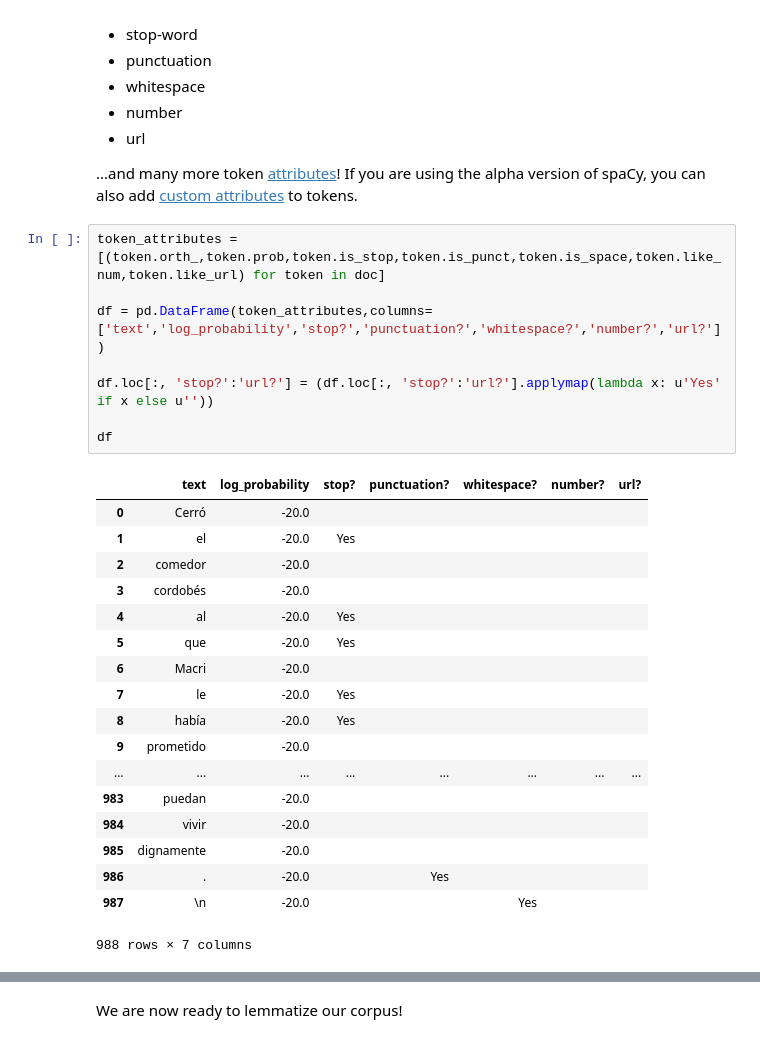
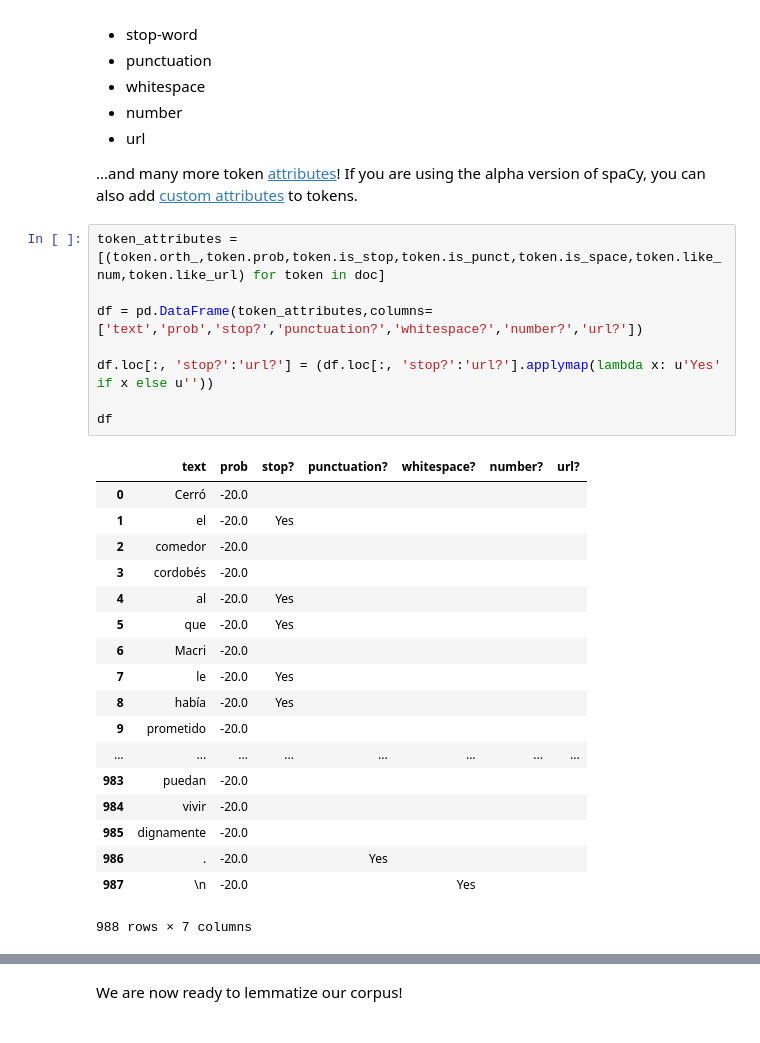
Before and after one commit to rugantio/NLP_fbtrex, a Jupyter notebook: Untitled.ipynb, the cells around one changed output, grey strips where cells are left out. Drawn from its saved outputs; the diff is of its cells as text.

```diff
--- a/Untitled.ipynb
+++ b/Untitled.ipynb
@@ -369,13 +370,13 @@ Other useful metadata is provided, such as the relative frequency of tokens, and
 # %%
 token_attributes = [(token.orth_,token.prob,token.is_stop,token.is_punct,token.is_space,token.like_num,token.like_url) for token in doc]
 
-df = pd.DataFrame(token_attributes,columns=['text','log_probability','stop?','punctuation?','whitespace?','number?','url?'])
+df = pd.DataFrame(token_attributes,columns=['text','prob','stop?','punctuation?','whitespace?','number?','url?'])
 
 df.loc[:, 'stop?':'url?'] = (df.loc[:, 'stop?':'url?'].applymap(lambda x: u'Yes' if x else u''))
 
 df
 # %% [output]
-|  | text | log_probability | stop? | punctuation? | whitespace? | number? | url? |
+|  | text | prob | stop? | punctuation? | whitespace? | number? | url? |
 | 0 | Cerró | -20.0 |  |  |  |  |  |
 | 1 | el | -20.0 | Yes |  |  |  |  |
 | 2 | comedor | -20.0 |  |  |  |  |  |
```
Also changed, not shown: parts of 20 cells of this notebook.
